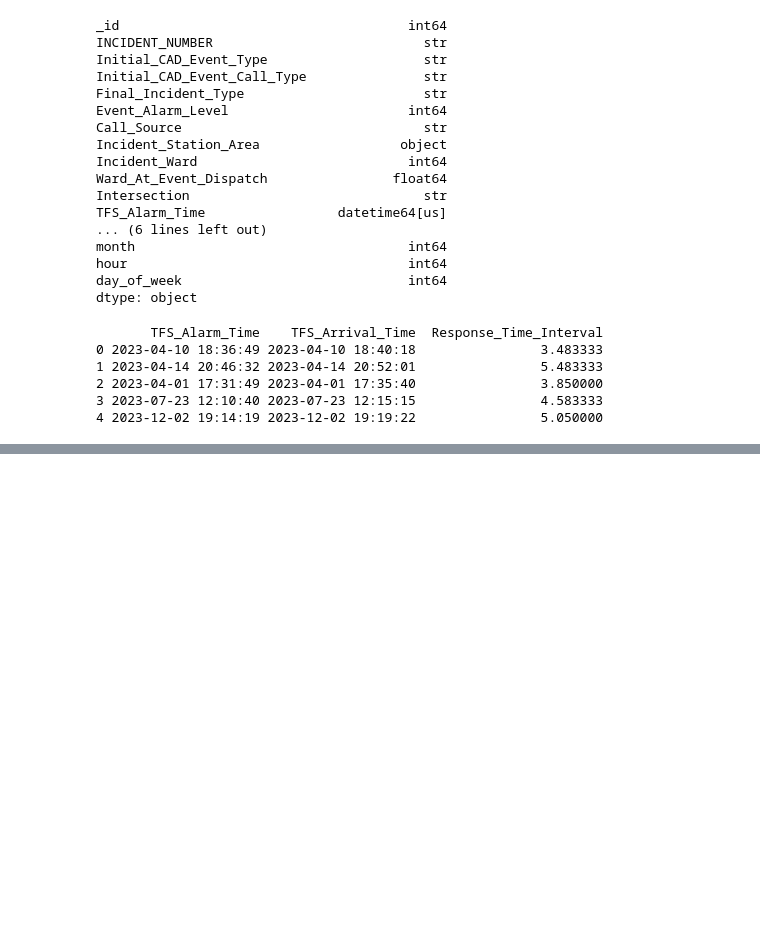
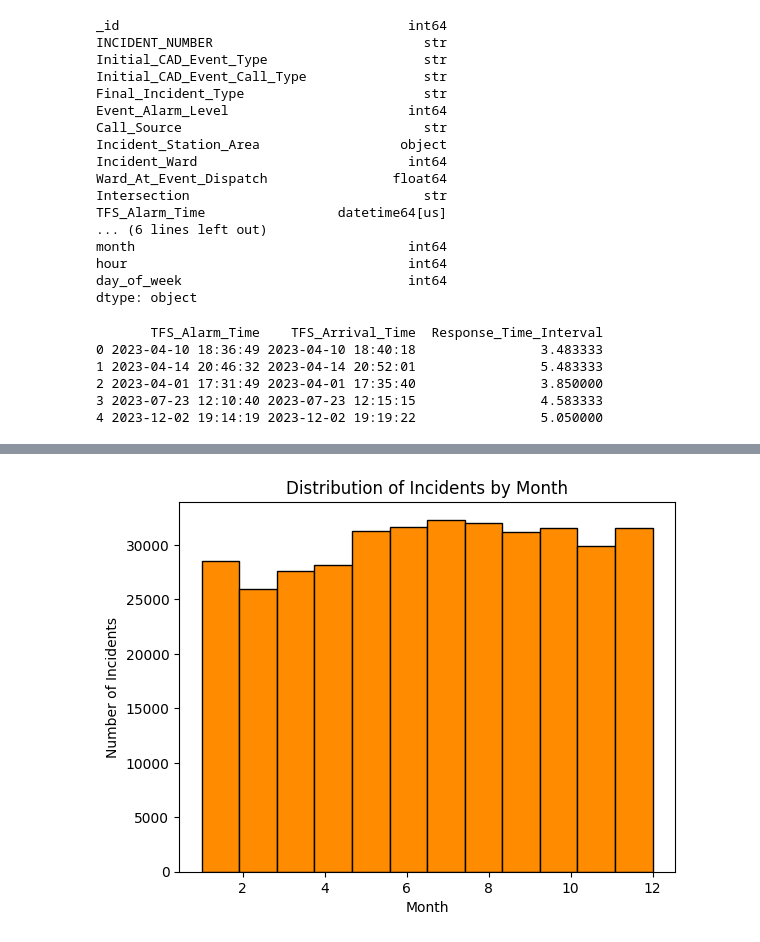
Before and after one commit to gdgarcian/urban-emergency-response, a Jupyter notebook: capstone.ipynb, the cells around one changed output, grey strips where cells are left out. Saved outputs shown, nothing was run; the diff lists cells and outputs as text; code cells hidden in the pictures; blank space fills up the shorter version.

```diff
--- a/capstone.ipynb
+++ b/capstone.ipynb
@@ -224,0 +223,15 @@ df = add_cyclical_features(df, 'incident_datetime')
+# %%
+plt.figure()
+
+plt.hist(df['incident_datetime'].dt.month,
+         bins=12,
+         color='darkorange',
+         edgecolor='black')
+
+plt.title("Distribution of Incidents by Month")
+plt.xlabel("Month")
+plt.ylabel("Number of Incidents")
+
+plt.show()
+# %% [output]
+[figure, added]
```
Also changed, not shown: parts of 5 cells of this notebook.
